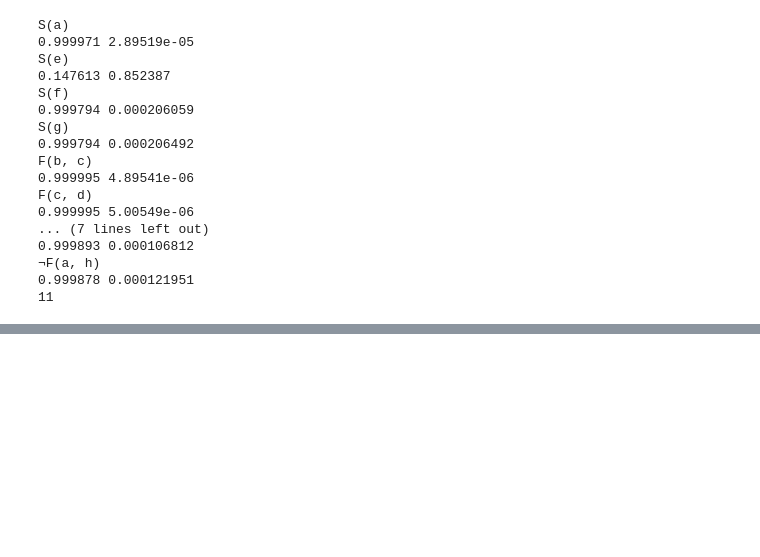
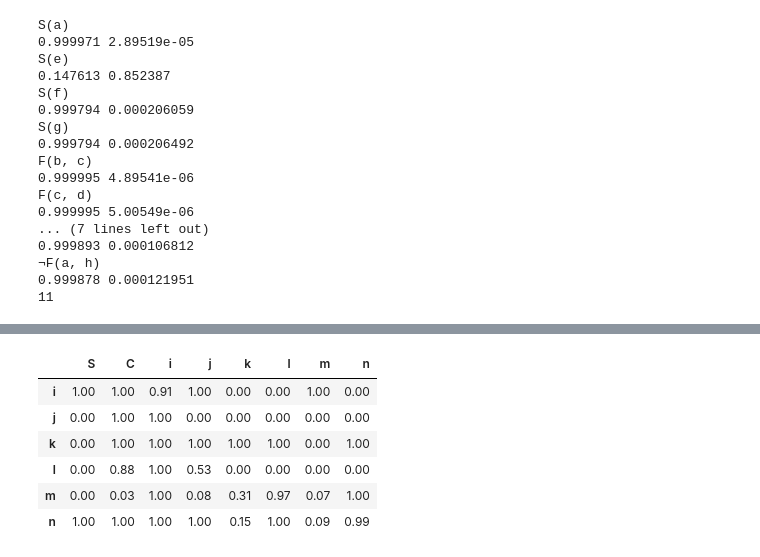
Before and after one commit to Adoni/CSE505, a Jupyter notebook: LTN/LTN.ipynb, the cells around one changed output, grey strips where cells are left out. Cells and saved outputs as stored; diff of their text form; code cells hidden in the pictures; blank space fills up the shorter version.

```diff
--- a/LTN/LTN.ipynb
+++ b/LTN/LTN.ipynb
@@ -485,0 +549,10 @@ F(c, d)
+# %%
+get_DF(ltn1,'ijklmn')
+# %% [output]
+|  | S | C | i | j | k | l | m | n |
+| i | 1.00 | 1.00 | 0.91 | 1.00 | 0.00 | 0.00 | 1.00 | 0.00 |
+| j | 0.00 | 1.00 | 1.00 | 0.00 | 0.00 | 0.00 | 0.00 | 0.00 |
+| k | 0.00 | 1.00 | 1.00 | 1.00 | 1.00 | 1.00 | 0.00 | 1.00 |
+| l | 0.00 | 0.88 | 1.00 | 0.53 | 0.00 | 0.00 | 0.00 | 0.00 |
+| m | 0.00 | 0.03 | 1.00 | 0.08 | 0.31 | 0.97 | 0.07 | 1.00 |
+| n | 1.00 | 1.00 | 1.00 | 1.00 | 0.15 | 1.00 | 0.09 | 0.99 |
```
Also changed, not shown: parts of 8 cells of this notebook, 4 other files.
